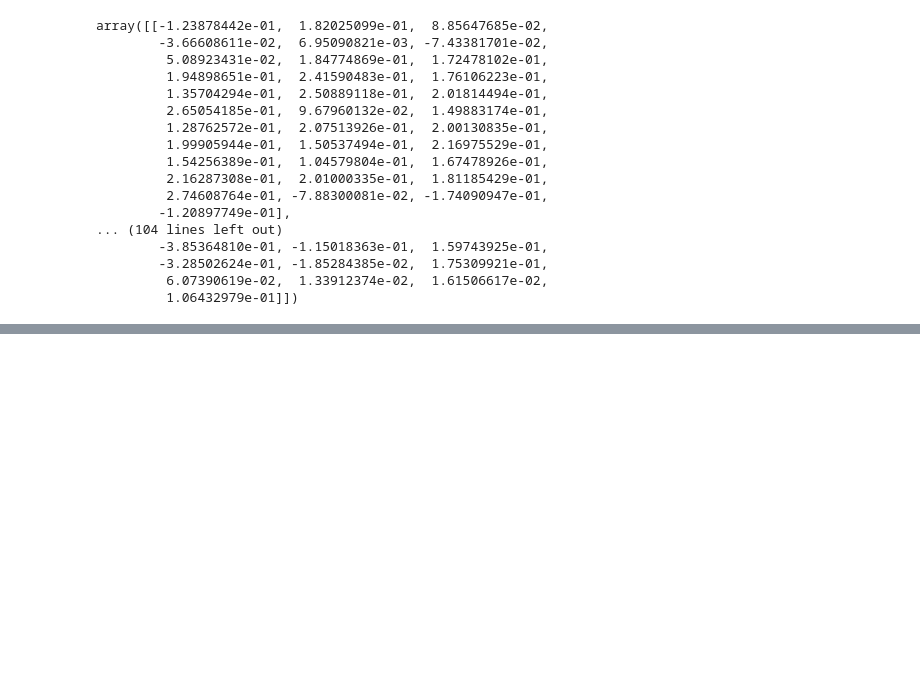
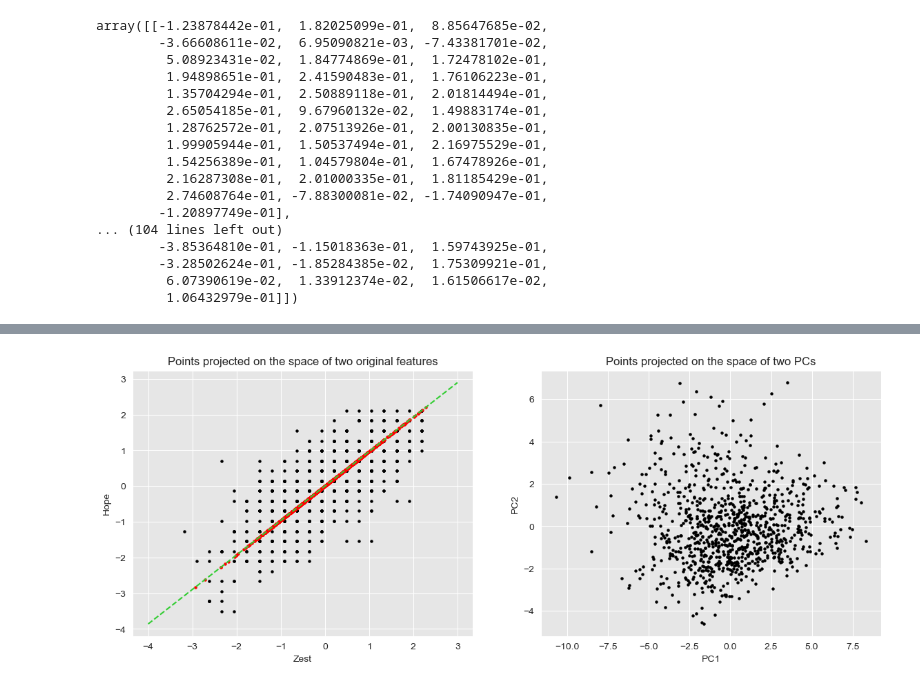
Before and after one commit to FrancescoPeria/PCA, a Jupyter notebook: PCA_for_COVID_questionnaire.ipynb, the cells around one changed output, grey strips where cells are left out. Cells and saved outputs as stored; diff of their text form; code cells hidden in the pictures; blank space fills up the shorter version.

```diff
--- a/PCA_for_COVID_questionnaire.ipynb
+++ b/PCA_for_COVID_questionnaire.ipynb
@@ -320,0 +408,43 @@ Scree Plot to understand how much PCs will go in the final graph
+# %%
+fig, ax = plt.subplots(1, 2, figsize = [14,5])
+
+factor_1 = 'Zest'
+factor_2 = 'Hope'
+
+ax[0].scatter(df[factor_1], df[factor_2], s = 5, c = 'black')
+ax[0].set_xlabel(factor_1, fontsize = 10)
+ax[0].set_ylabel(factor_2, fontsize = 10)
+
+# Considering PC1, PC2, X1, X2, V1, V2 be column vectors --> [PC1 PC2] = [X1 X2][V1 V2]
+# PC1_1 = X1_1 * V1_1 + X2_1 * V1_2
+# PC1_2 = X1_2 * V1_1 + X2_2 * V1_2
+#...
+# PC1_n = X1_n * V1_1 + X2_n * V1_2
+# Projection of point P = [X1_1, X2_1] along V1 = [V1_1, V1_2] is np.dot(P, V1) = PC1_1
+# if I multiply by vector V1 I obtain the vector np.dot(P, V1)*V1 = PC1_1*V1
+
+for j in range(df.shape[0]):
+    ax[0].scatter( df_PCA_from_scratch['PC1'][j] * principal_direction_1[factor_1],
+                   df_PCA_from_scratch['PC1'][j] * principal_direction_1[factor_2],
+                   s = 5, c = 'red')
+
+# Ablining the projection line corresponging to the first pricipal direction
+min_asc = min(ax[0].get_xticks())
+max_asc = max(ax[0].get_xticks())
+q = 0
+m = principal_direction_1[factor_2] / principal_direction_1[factor_1]
+min_ord = m*min_asc + q
+max_ord = m*max_asc + q
+ax[0].plot([min_asc, max_asc], [min_ord, max_ord], linestyle = '--', c = 'limegreen')
+
+ax[1].scatter(df_PCA_from_scratch['PC1'], df_PCA_from_scratch['PC2'], s = 5, c = 'black')
+
+ax[1].set_xlabel('PC1', fontsize = 10)
+ax[1].set_ylabel('PC2', fontsize = 10)
+
+ax[0].set_title('Points projected on the space of two original features')
+ax[1].set_title('Points projected on the space of two PCs')
+
+plt.show()
+# %% [output]
+[figure, added]
```
Also changed, not shown: parts of 26 cells of this notebook, 4 other files.
